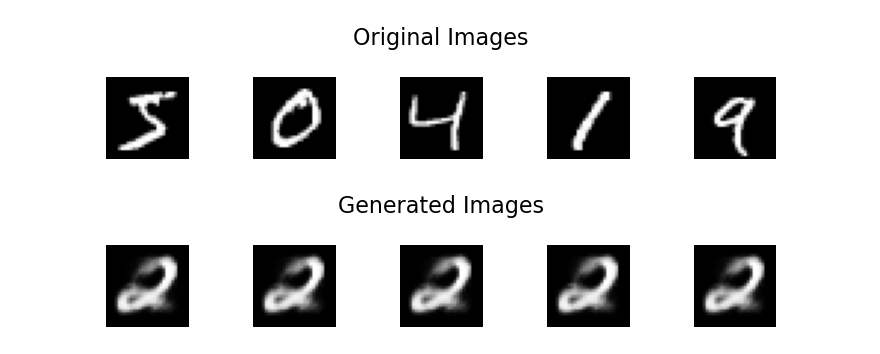
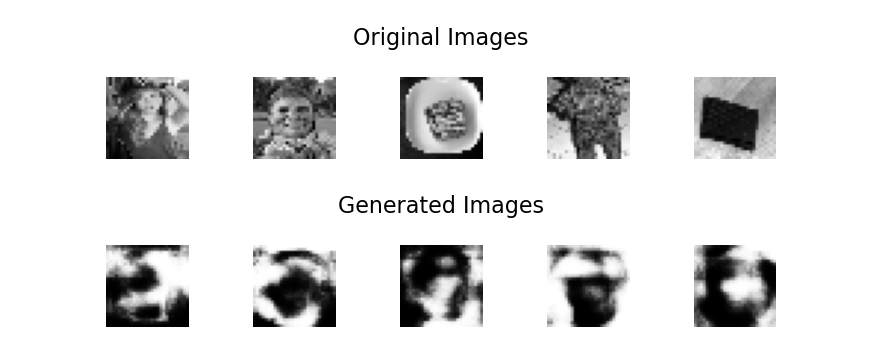
Before and after one commit to Kuramathi/UDP, a Jupyter notebook: models/auto-encoders/autoencoders.ipynb, the cells around one changed output. Drawn from its saved outputs; the diff is of its cells as text; code cells hidden in the pictures.

```diff
--- a/models/auto-encoders/autoencoders.ipynb
+++ b/models/auto-encoders/autoencoders.ipynb
@@ -35,0 +28,20 @@ plot_images(data, title='Original Images', n_rows=1, n_cols=5)
+# %%
+data_dir = '../../data'
+# %%
+def load_image_data(data_dir, img_size=(28, 28)):
+    labels = ['portrait', 'other']
+    data = []
+    label_data = []
+    for label in labels:
+        folder_path = os.path.join(data_dir, label)
+        for filename in os.listdir(folder_path):
+            img_path = os.path.join(folder_path, filename)
+            img = load_img(img_path, target_size=img_size, color_mode='grayscale')
+            img_array = img_to_array(img).astype('float32') / 255.0
+            data.append(img_array.flatten())
+            label_data.append(labels.index(label))
+    data, label_data = shuffle(np.array(data), np.array(label_data))
+    return data, label_data
+
+data, label_data = load_image_data(data_dir)
+plot_images(data, title='Original Images', n_rows=1, n_cols=5)
@@ -55,11 +69,11 @@ def create_autoencoder(input_dim, encoding_dim, activation_func, loss_func):
 
     return autoencoder, encoder, decoder
 
-def train_autoencoder(data, encoding_dim, epochs=100, batch_size=256):
+def train_autoencoder(data, encoding_dim, epochs=500, batch_size=256):
     input_dim = data.shape[1]
-    autoencoder, encoder, decoder = create_autoencoder(input_dim, encoding_dim, activation_func='relu', loss_func='mse')
+    autoencoder, encoder, decoder = create_autoencoder(input_dim, encoding_dim, activation_func='tanh', loss_func='binary_crossentropy')
     autoencoder.fit(data, data, epochs=epochs, batch_size=batch_size, shuffle=True)
     return encoder, decoder, autoencoder
 # %%
-encoder, decoder, autoencoder = train_autoencoder(data, encoding_dim=2)
+encoder, decoder, autoencoder = train_autoencoder(data, encoding_dim=32)
 # %% [output]
@@ -100,5 +114,5 @@ plot_images(decompressed_data, title='Decompressed Images', n_rows=1, n_cols=5)
 # %%
-def generate_new_images(decoder, encoding_dim, n_images=10, noise_level=0.1):
+def generate_new_images(decoder, encoding_dim, n_images=10, noise_level=1.0):
     new_images = []
     for _ in range(n_images):
         random_encoded = np.random.normal(scale=noise_level, size=(1, encoding_dim))
@@ -106,7 +120,7 @@ def generate_new_images(decoder, encoding_dim, n_images=10, noise_level=0.1):
         new_images.append(new_image.reshape(28, 28))
     return np.array(new_images)
 
-generated_images = generate_new_images(decoder, 2)
+generated_images = generate_new_images(decoder, 32)
 
 plot_images(data, title='Original Images', n_rows=1, n_cols=5)
 plot_images(generated_images, title='Generated Images', n_rows=1, n_cols=5)
@@ -124,2 +138,2 @@ plot_images(generated_images, title='Generated Images', n_rows=1, n_cols=5)
-[figure, old version]
+[figure, new version]
-[figure, old version]
+[figure, new version]
```
Also changed, not shown: parts of 8 cells of this notebook, 4 other files.
